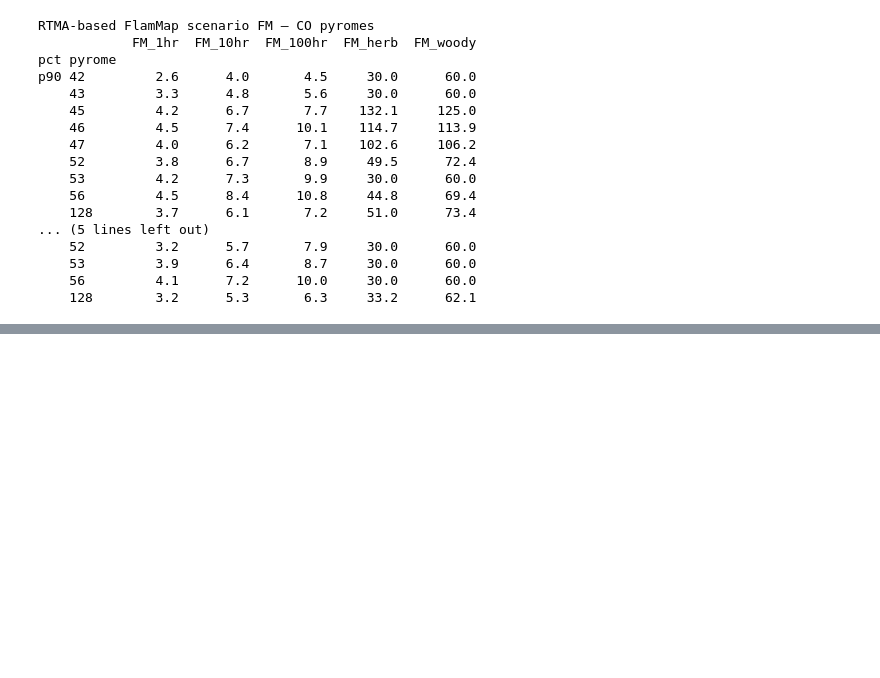
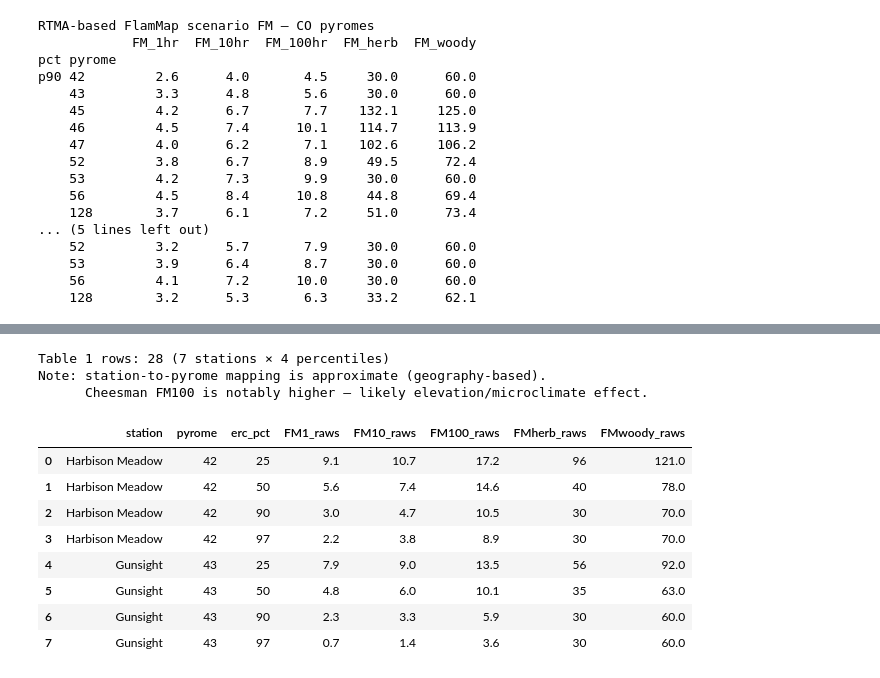
Before and after one commit to maxwellCcook/fb_tools, a Jupyter notebook: code/notebooks/00b_RTMA-FM.ipynb, the cells around one changed output, grey strips where cells are left out. Saved outputs shown, nothing was run; the diff lists cells and outputs as text; code cells hidden in the pictures; blank space fills up the shorter version.

```diff
--- a/code/notebooks/00b_RTMA-FM.ipynb
+++ b/code/notebooks/00b_RTMA-FM.ipynb
@@ -571,0 +590,63 @@ p90 42         2.6      4.0       4.5     30.0      60.0
+# %%
+# ── Table 1 from Rhea et al. (2024) CFRI-2414 ─────────────────────────────
+# Columns: station, erc_pct (25/50/90/97), FM1, FM10, FM100, FM_herb, FM_woody
+TABLE1_ROWS = [
+    # Harbison Meadow (Clear Creek area → pyrome 42)
+    ("Harbison Meadow", 42, 25,  9.1, 10.7, 17.2,  96, 121),
+    ("Harbison Meadow", 42, 50,  5.6,  7.4, 14.6,  40,  78),
+    ("Harbison Meadow", 42, 90,  3.0,  4.7, 10.5,  30,  70),
+    ("Harbison Meadow", 42, 97,  2.2,  3.8,  8.9,  30,  70),
+    # Gunsight (Pike NF → pyrome 43)
+    ("Gunsight",        43, 25,  7.9,  9.0, 13.5,  56,  92),
+    ("Gunsight",        43, 50,  4.8,  6.0, 10.1,  35,  63),
+    ("Gunsight",        43, 90,  2.3,  3.3,  5.9,  30,  60),
+    ("Gunsight",        43, 97,  0.7,  1.4,  3.6,  30,  60),
+    # Soda Creek (Pike NF area → pyrome 43)
+    ("Soda Creek",      43, 25,  8.8, 10.1, 15.8,  62, 102),
+    ("Soda Creek",      43, 50,  5.1,  6.7, 12.3,  35,  70),
+    ("Soda Creek",      43, 90,  2.8,  4.0,  7.6,  30,  70),
+    ("Soda Creek",      43, 97,  2.0,  3.2,  6.4,  30,  70),
+    # Corral Creek (→ pyrome 45)
+    ("Corral Creek",    45, 25,  8.9,  9.9, 14.6,  52,  97.1),
+    ("Corral Creek",    45, 50,  5.5,  6.8, 11.6,  30,  70),
+    ("Corral Creek",    45, 90,  2.7,  3.9,  7.5,  30,  70),
+    ("Corral Creek",    45, 97,  1.7,  3.0,  6.2,  30,  70),
+    # Pickle Gulch (Clear Creek drainage → pyrome 42)
+    ("Pickle Gulch",    42, 25, 10.5, 11.1, 15.1,  49,  93),
+    ("Pickle Gulch",    42, 50,  5.9,  7.2, 11.4,  30,  70),
+    ("Pickle Gulch",    42, 90,  2.9,  4.0,  7.1,  30,  70),
+    ("Pickle Gulch",    42, 97,  2.0,  3.1,  5.8,  30,  70),
+    # Jones Hill (→ pyrome 43)
+    ("Jones Hill",      43, 25,  7.6,  8.8, 13.6,  48,  79),
+    ("Jones Hill",      43, 50,  4.9,  6.0, 10.2,  30,  60),
+    ("Jones Hill",      43, 90,  2.3,  3.3,  6.3,  30,  60),
+    ("Jones Hill",      43, 97,  1.6,  2.5,  5.1,  30,  60),
+    # Cheesman (Cheesman Reservoir, Douglas Co → pyrome 43)
+    ("Cheesman",        43, 25,  6.6,  7.7, 21.0,  51,  90),
+    ("Cheesman",        43, 50,  4.1,  5.3, 17.6,  30,  63),
+    ("Cheesman",        43, 90,  1.7,  2.8, 13.7,  30,  60),
+    ("Cheesman",        43, 97,  1.1,  2.1, 11.8,  30,  60),
+]
+
+raws_df = pd.DataFrame(
+    TABLE1_ROWS,
+    columns=["station", "pyrome", "erc_pct", "FM1_raws", "FM10_raws",
+             "FM100_raws", "FMherb_raws", "FMwoody_raws"],
+)
+print(f"Table 1 rows: {len(raws_df)} (7 stations × 4 percentiles)")
+print(f"Note: station-to-pyrome mapping is approximate (geography-based).")
+print(f"      Cheesman FM100 is notably higher — likely elevation/microclimate effect.")
+raws_df.head(8)
+# %% [output]
+Table 1 rows: 28 (7 stations × 4 percentiles)
+Note: station-to-pyrome mapping is approximate (geography-based).
+      Cheesman FM100 is notably higher — likely elevation/microclimate effect.
+|  | station | pyrome | erc_pct | FM1_raws | FM10_raws | FM100_raws | FMherb_raws | FMwoody_raws |
+| 0 | Harbison Meadow | 42 | 25 | 9.1 | 10.7 | 17.2 | 96 | 121.0 |
+| 1 | Harbison Meadow | 42 | 50 | 5.6 | 7.4 | 14.6 | 40 | 78.0 |
+| 2 | Harbison Meadow | 42 | 90 | 3.0 | 4.7 | 10.5 | 30 | 70.0 |
+| 3 | Harbison Meadow | 42 | 97 | 2.2 | 3.8 | 8.9 | 30 | 70.0 |
+| 4 | Gunsight | 43 | 25 | 7.9 | 9.0 | 13.5 | 56 | 92.0 |
+| 5 | Gunsight | 43 | 50 | 4.8 | 6.0 | 10.1 | 35 | 63.0 |
+| 6 | Gunsight | 43 | 90 | 2.3 | 3.3 | 5.9 | 30 | 60.0 |
+| 7 | Gunsight | 43 | 97 | 0.7 | 1.4 | 3.6 | 30 | 60.0 |
```
Also changed, not shown: parts of 5 cells of this notebook, 2 other files.
